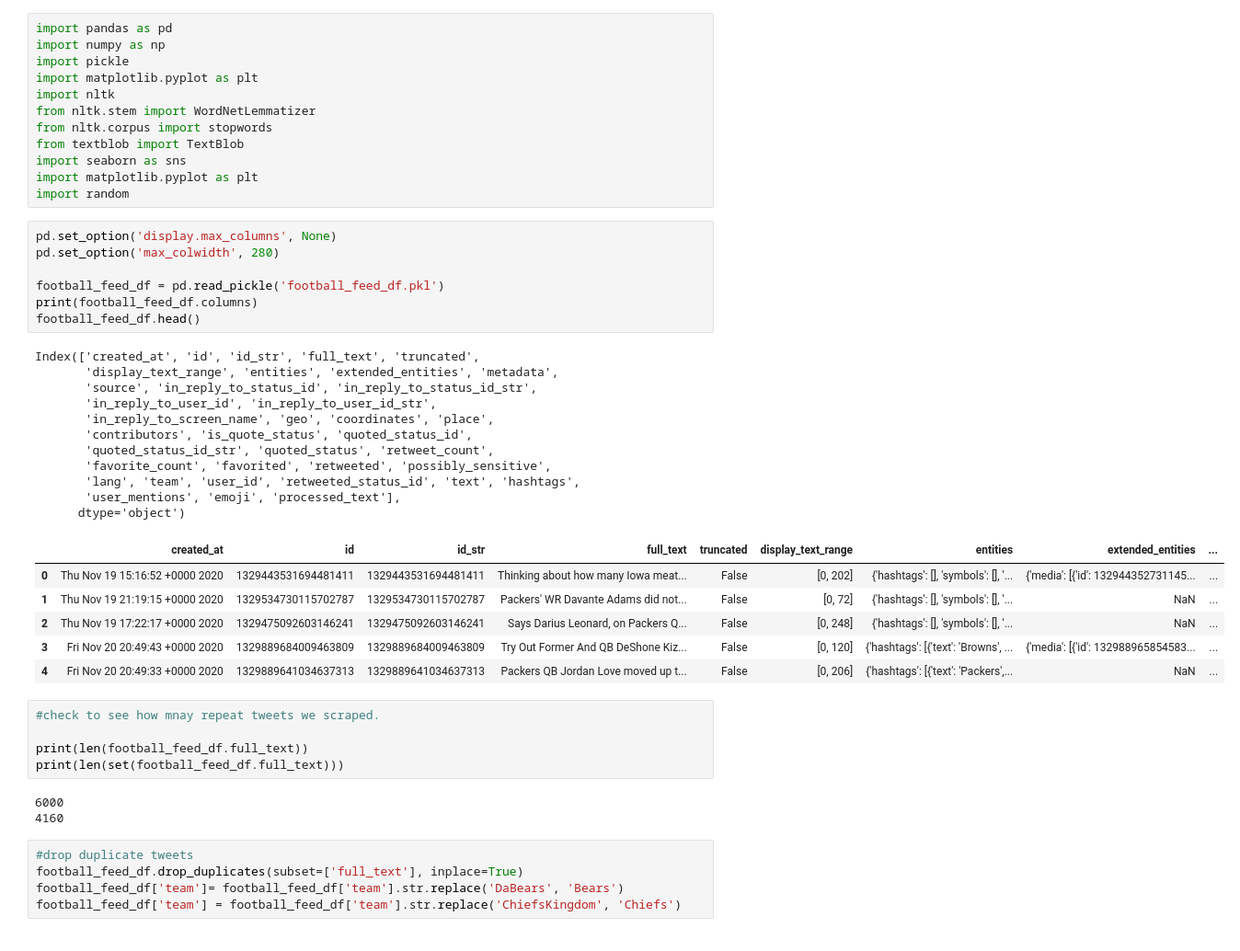
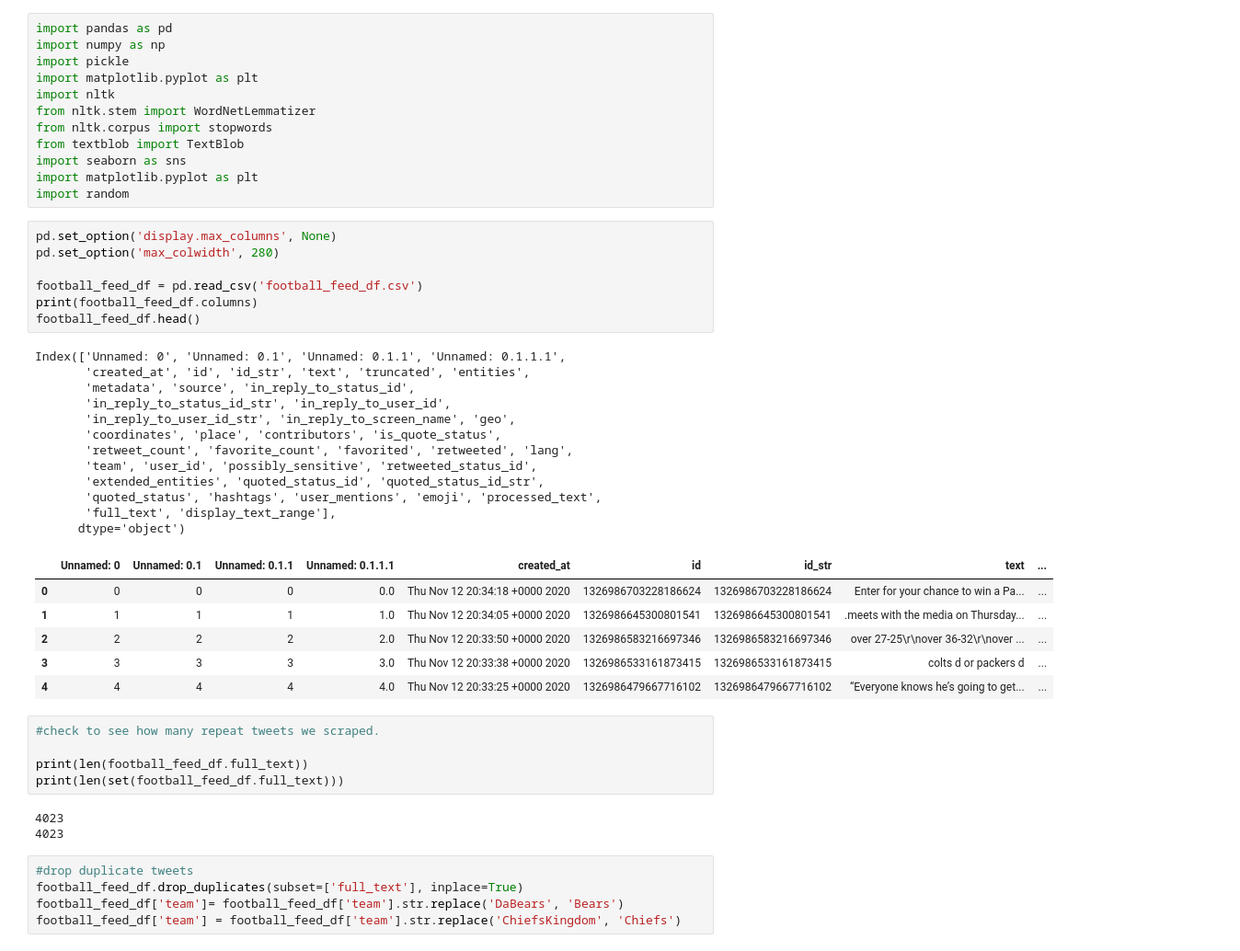
Before and after one commit to belosgood/NFL-popularity-contest, a Jupyter notebook: football-analysis.ipynb, the cells around one changed output. Shown at 92% size. Cells and saved outputs as stored; diff of their text form.

Commit message:
# balanced tweet numbers and cleaned up the tweet scrape file

```diff
--- a/football-analysis.ipynb
+++ b/football-analysis.ipynb
@@ -13,36 +13,37 @@ import random
 # %%
 pd.set_option('display.max_columns', None)
 pd.set_option('max_colwidth', 280)
 
-football_feed_df = pd.read_pickle('football_feed_df.pkl')
+football_feed_df = pd.read_csv('football_feed_df.csv')
 print(football_feed_df.columns)
 football_feed_df.head()
 # %% [output]
-Index(['created_at', 'id', 'id_str', 'full_text', 'truncated',
-       'display_text_range', 'entities', 'extended_entities', 'metadata',
-       'source', 'in_reply_to_status_id', 'in_reply_to_status_id_str',
-       'in_reply_to_user_id', 'in_reply_to_user_id_str',
-       'in_reply_to_screen_name', 'geo', 'coordinates', 'place',
-       'contributors', 'is_quote_status', 'quoted_status_id',
-       'quoted_status_id_str', 'quoted_status', 'retweet_count',
-       'favorite_count', 'favorited', 'retweeted', 'possibly_sensitive',
-       'lang', 'team', 'user_id', 'retweeted_status_id', 'text', 'hashtags',
-       'user_mentions', 'emoji', 'processed_text'],
+Index(['Unnamed: 0', 'Unnamed: 0.1', 'Unnamed: 0.1.1', 'Unnamed: 0.1.1.1',
+       'created_at', 'id', 'id_str', 'text', 'truncated', 'entities',
+       'metadata', 'source', 'in_reply_to_status_id',
+       'in_reply_to_status_id_str', 'in_reply_to_user_id',
+       'in_reply_to_user_id_str', 'in_reply_to_screen_name', 'geo',
+       'coordinates', 'place', 'contributors', 'is_quote_status',
+       'retweet_count', 'favorite_count', 'favorited', 'retweeted', 'lang',
+       'team', 'user_id', 'possibly_sensitive', 'retweeted_status_id',
+       'extended_entities', 'quoted_status_id', 'quoted_status_id_str',
+       'quoted_status', 'hashtags', 'user_mentions', 'emoji', 'processed_text',
+       'full_text', 'display_text_range'],
       dtype='object')
-|  | created_at | id | id_str | full_text | truncated | display_text_range | entities | extended_entities | ... |
-| 0 | Thu Nov 19 15:16:52 +0000 2020 | 1329443531694481411 | 1329443531694481411 | Thinking about how many Iowa meat... | False | [0, 202] | {'hashtags': [], 'symbols': [], '... | {'media': [{'id': 132944352731145... | ... |
-| 1 | Thu Nov 19 21:19:15 +0000 2020 | 1329534730115702787 | 1329534730115702787 | Packers' WR Davante Adams did not... | False | [0, 72] | {'hashtags': [], 'symbols': [], '... | NaN | ... |
-| 2 | Thu Nov 19 17:22:17 +0000 2020 | 1329475092603146241 | 1329475092603146241 | Says Darius Leonard, on Packers Q... | False | [0, 248] | {'hashtags': [], 'symbols': [], '... | NaN | ... |
-| 3 | Fri Nov 20 20:49:43 +0000 2020 | 1329889684009463809 | 1329889684009463809 | Try Out Former And QB DeShone Kiz... | False | [0, 120] | {'hashtags': [{'text': 'Browns', ... | {'media': [{'id': 132988965854583... | ... |
-| 4 | Fri Nov 20 20:49:33 +0000 2020 | 1329889641034637313 | 1329889641034637313 | Packers QB Jordan Love moved up t... | False | [0, 206] | {'hashtags': [{'text': 'Packers',... | NaN | ... |
+|  | Unnamed: 0 | Unnamed: 0.1 | Unnamed: 0.1.1 | Unnamed: 0.1.1.1 | created_at | id | id_str | text | ... |
+| 0 | 0 | 0 | 0 | 0.0 | Thu Nov 12 20:34:18 +0000 2020 | 1326986703228186624 | 1326986703228186624 | Enter for your chance to win a Pa... | ... |
+| 1 | 1 | 1 | 1 | 1.0 | Thu Nov 12 20:34:05 +0000 2020 | 1326986645300801541 | 1326986645300801541 | .meets with the media on Thursday... | ... |
+| 2 | 2 | 2 | 2 | 2.0 | Thu Nov 12 20:33:50 +0000 2020 | 1326986583216697346 | 1326986583216697346 | over 27-25\r\nover 36-32\r\nover ... | ... |
+| 3 | 3 | 3 | 3 | 3.0 | Thu Nov 12 20:33:38 +0000 2020 | 1326986533161873415 | 1326986533161873415 | colts d or packers d | ... |
+| 4 | 4 | 4 | 4 | 4.0 | Thu Nov 12 20:33:25 +0000 2020 | 1326986479667716102 | 1326986479667716102 | “Everyone knows he’s going to get... | ... |
 # %%
-#check to see how mnay repeat tweets we scraped.
+#check to see how many repeat tweets we scraped.
 
 print(len(football_feed_df.full_text))
 print(len(set(football_feed_df.full_text)))
 # %% [output]
-6000
-4160
+4023
+4023
 # %%
 #drop duplicate tweets
 football_feed_df.drop_duplicates(subset=['full_text'], inplace=True)
```
Also changed, not shown: parts of 14 cells of this notebook, 3 other files.
